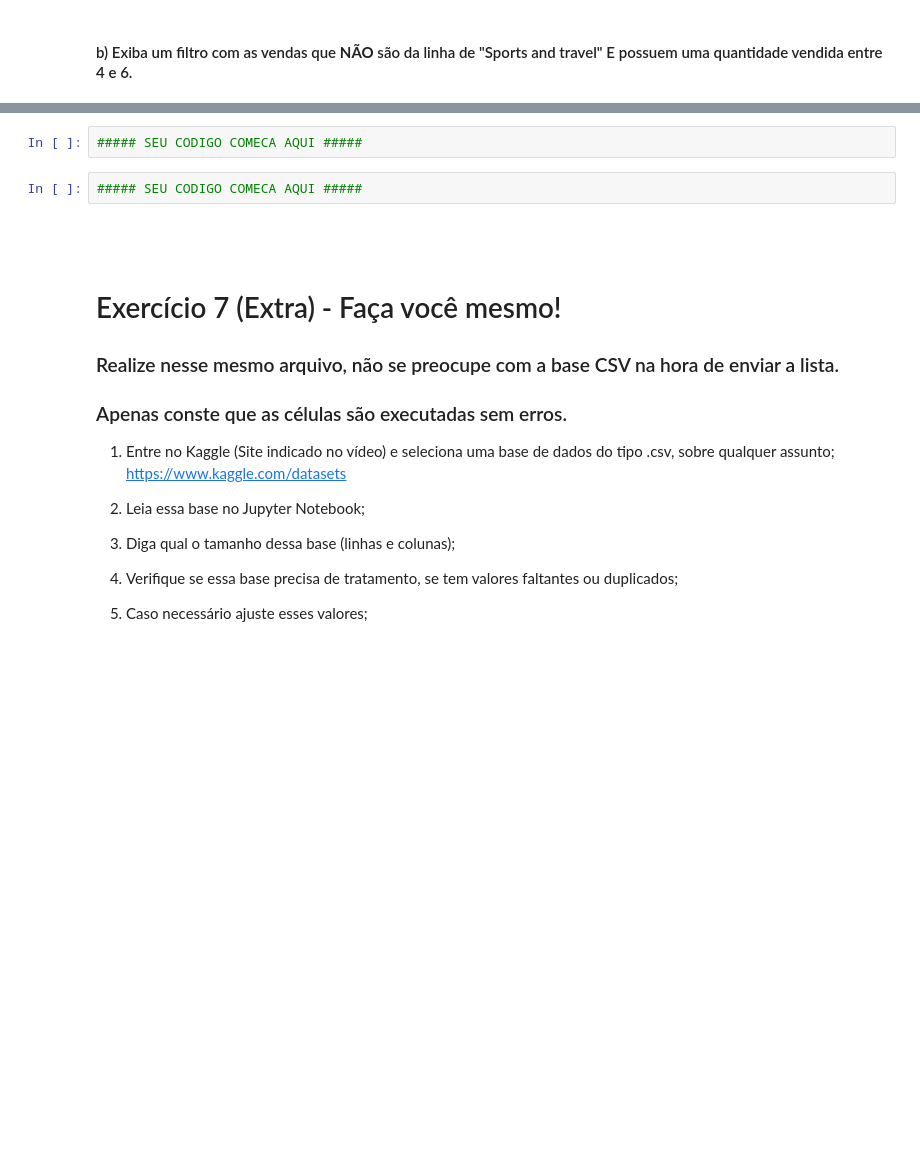
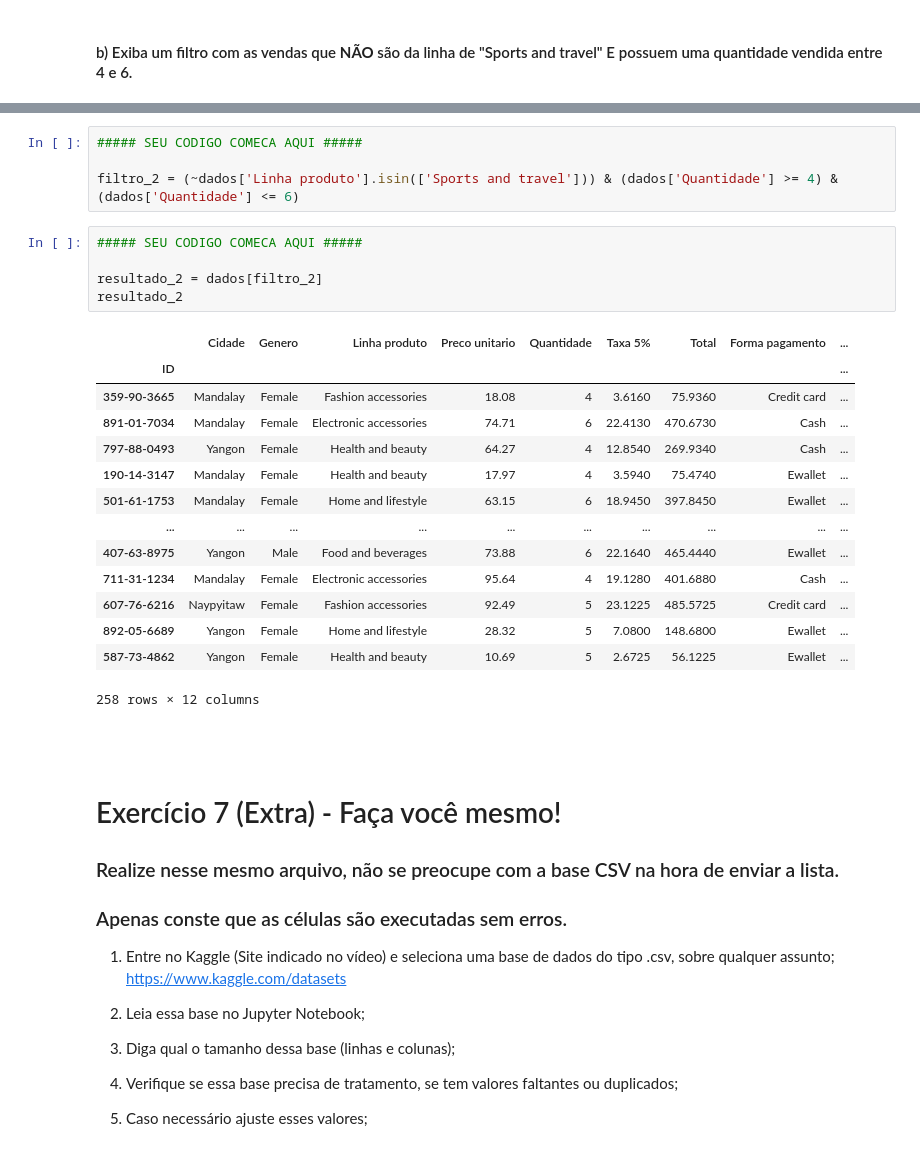
Before and after one commit to GabrielGrub/Trainee_FEA.dev, a Jupyter notebook: Curso de Python - 2022/Lista6_Pandas.ipynb, the cells around one changed output, grey strips where cells are left out. Drawn from its saved outputs; the diff is of its cells as text; blank space fills up the shorter version.

```diff
--- a/Curso de Python - 2022/Lista6_Pandas.ipynb
+++ b/Curso de Python - 2022/Lista6_Pandas.ipynb
@@ -276,7 +374,27 @@ b) Identifique quantas linhas duplicadas existem na base de dados, exiba-as e, p
 # %%
 ##### SEU CODIGO COMECA AQUI #####
+
+filtro_2 = (~dados['Linha produto'].isin(['Sports and travel'])) & (dados['Quantidade'] >= 4) & (dados['Quantidade'] <= 6)
 # %%
 ##### SEU CODIGO COMECA AQUI #####
+
+resultado_2 = dados[filtro_2]
+resultado_2
+# %% [output]
+|  | Cidade | Genero | Linha produto | Preco unitario | Quantidade | Taxa 5% | Total | Forma pagamento | ... |
+| ID |  |  |  |  |  |  |  |  | ... |
+| 359-90-3665 | Mandalay | Female | Fashion accessories | 18.08 | 4 | 3.6160 | 75.9360 | Credit card | ... |
+| 891-01-7034 | Mandalay | Female | Electronic accessories | 74.71 | 6 | 22.4130 | 470.6730 | Cash | ... |
+| 797-88-0493 | Yangon | Female | Health and beauty | 64.27 | 4 | 12.8540 | 269.9340 | Cash | ... |
+| 190-14-3147 | Mandalay | Female | Health and beauty | 17.97 | 4 | 3.5940 | 75.4740 | Ewallet | ... |
+| 501-61-1753 | Mandalay | Female | Home and lifestyle | 63.15 | 6 | 18.9450 | 397.8450 | Ewallet | ... |
+| ... | ... | ... | ... | ... | ... | ... | ... | ... | ... |
+| 407-63-8975 | Yangon | Male | Food and beverages | 73.88 | 6 | 22.1640 | 465.4440 | Ewallet | ... |
+| 711-31-1234 | Mandalay | Female | Electronic accessories | 95.64 | 4 | 19.1280 | 401.6880 | Cash | ... |
+| 607-76-6216 | Naypyitaw | Female | Fashion accessories | 92.49 | 5 | 23.1225 | 485.5725 | Credit card | ... |
+| 892-05-6689 | Yangon | Female | Home and lifestyle | 28.32 | 5 | 7.0800 | 148.6800 | Ewallet | ... |
+| 587-73-4862 | Yangon | Female | Health and beauty | 10.69 | 5 | 2.6725 | 56.1225 | Ewallet | ... |
+258 rows × 12 columns
 # %% [markdown]
 #
 # %% [markdown]
```
Also changed, not shown: parts of 12 cells of this notebook, 2 other files.
